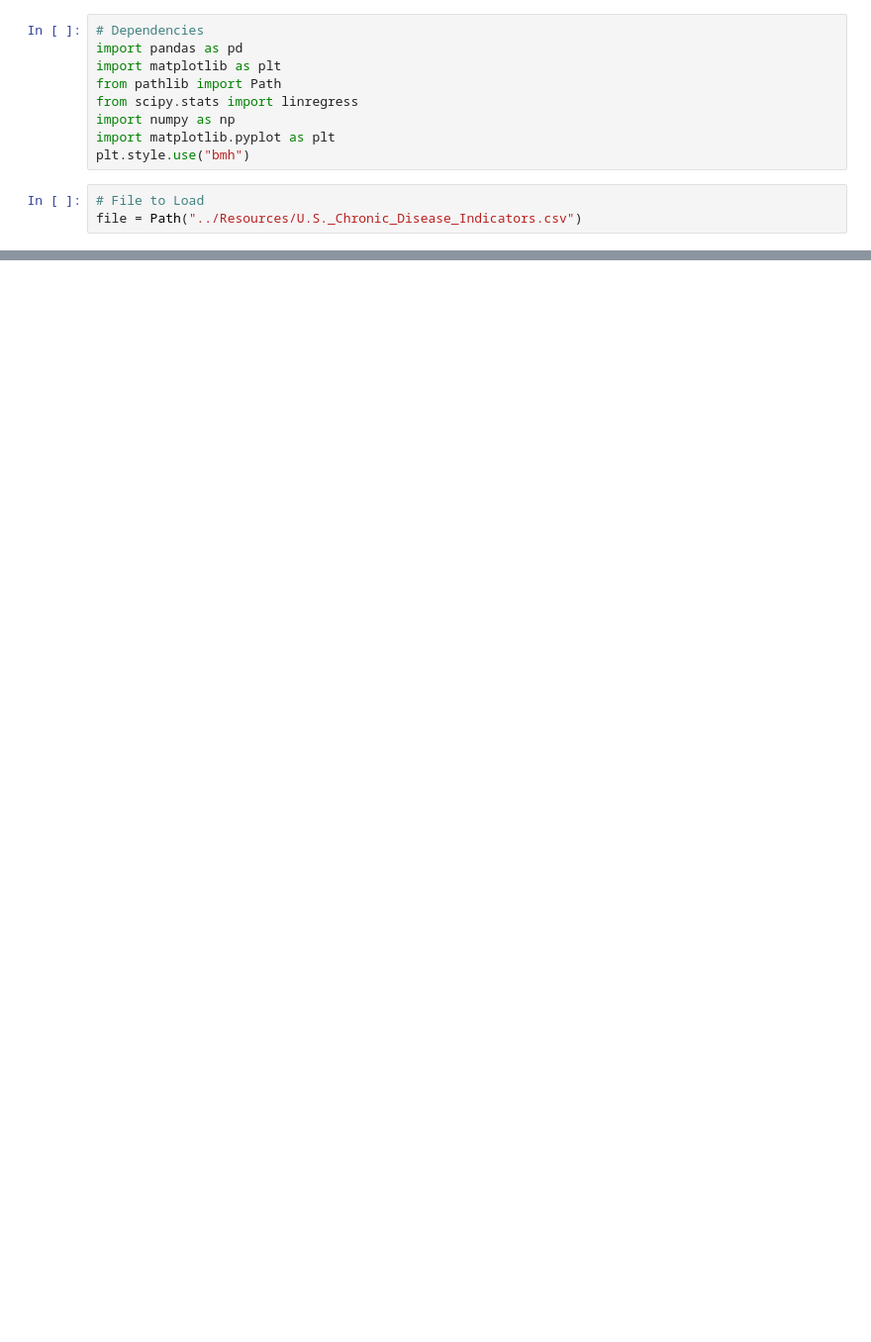
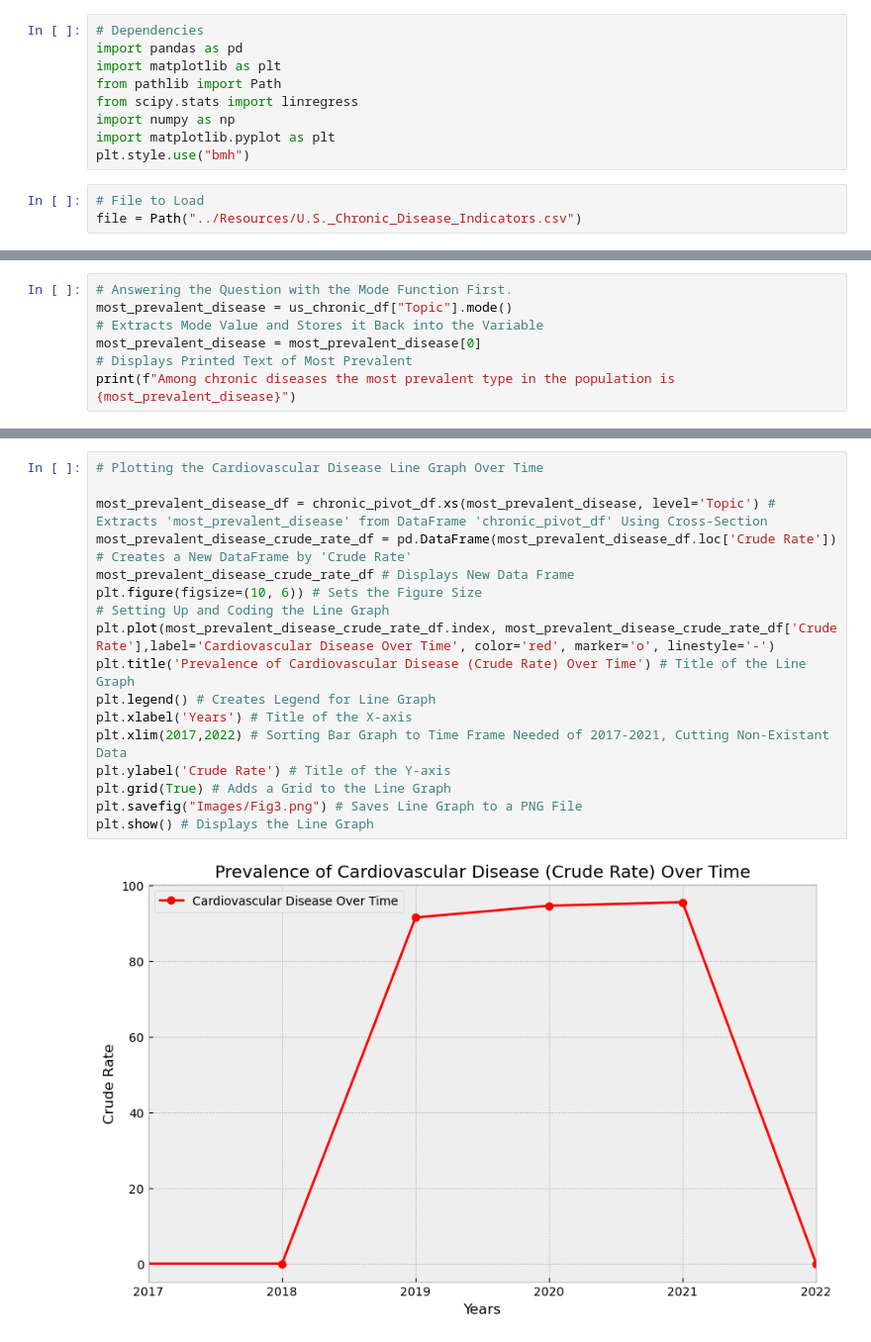
Before and after one commit to ajones1010/Project-1-, a Jupyter notebook: project_1/project_1.ipynb, the cells around one changed output, grey strips where cells are left out. Shown at 99% size. Drawn from its saved outputs; the diff is of its cells as text; blank space fills up the shorter version.

```diff
--- a/project_1/project_1.ipynb
+++ b/project_1/project_1.ipynb
@@ -925,0 +383,7 @@ male_female_df.to_csv("output2.csv", index=False)
+# %%
+# Answering the Question with the Mode Function First.
+most_prevalent_disease = us_chronic_df["Topic"].mode()
+# Extracts Mode Value and Stores it Back into the Variable
+most_prevalent_disease = most_prevalent_disease[0]
+# Displays Printed Text of Most Prevalent
+print(f"Among chronic diseases the most prevalent type in the population is {most_prevalent_disease}")
@@ -925,0 +443,19 @@ male_female_df.to_csv("output2.csv", index=False)
+# %%
+# Plotting the Cardiovascular Disease Line Graph Over Time
+
+most_prevalent_disease_df = chronic_pivot_df.xs(most_prevalent_disease, level='Topic') # Extracts 'most_prevalent_disease' from DataFrame 'chronic_pivot_df' Using Cross-Section
+most_prevalent_disease_crude_rate_df = pd.DataFrame(most_prevalent_disease_df.loc['Crude Rate']) # Creates a New DataFrame by 'Crude Rate'
+most_prevalent_disease_crude_rate_df # Displays New Data Frame
+plt.figure(figsize=(10, 6)) # Sets the Figure Size
+# Setting Up and Coding the Line Graph
+plt.plot(most_prevalent_disease_crude_rate_df.index, most_prevalent_disease_crude_rate_df['Crude Rate'],label='Cardiovascular Disease Over Time', color='red', marker='o', linestyle='-')
+plt.title('Prevalence of Cardiovascular Disease (Crude Rate) Over Time') # Title of the Line Graph
+plt.legend() # Creates Legend for Line Graph
+plt.xlabel('Years') # Title of the X-axis
+plt.xlim(2017,2022) # Sorting Bar Graph to Time Frame Needed of 2017-2021, Cutting Non-Existant Data
+plt.ylabel('Crude Rate') # Title of the Y-axis
+plt.grid(True) # Adds a Grid to the Line Graph
+plt.savefig("Images/Fig3.png") # Saves Line Graph to a PNG File
+plt.show() # Displays the Line Graph
+# %% [output]
+[figure, added]
```
Also changed, not shown: parts of 168 cells of this notebook, 11 other files.
